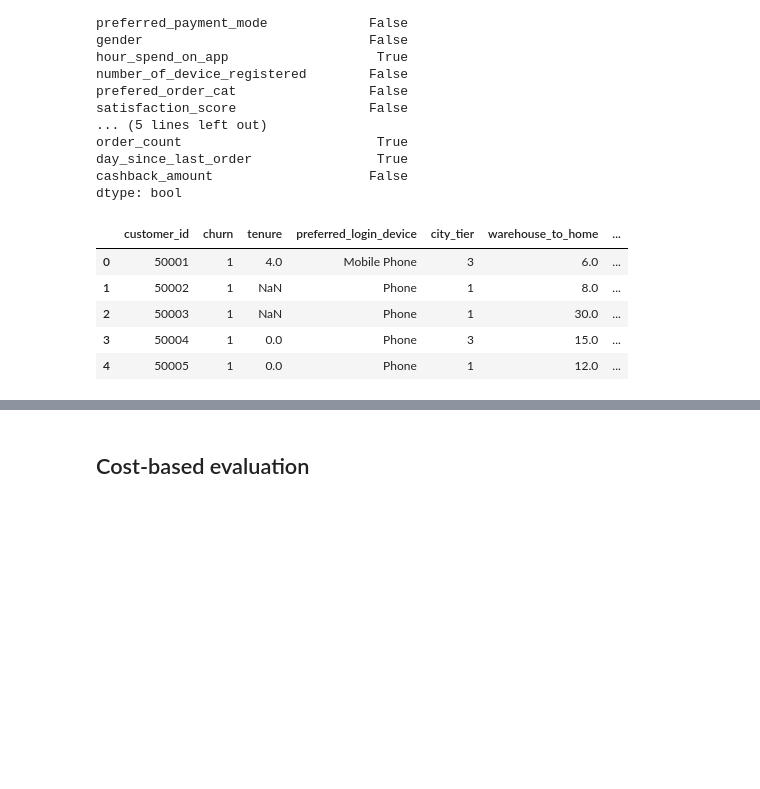
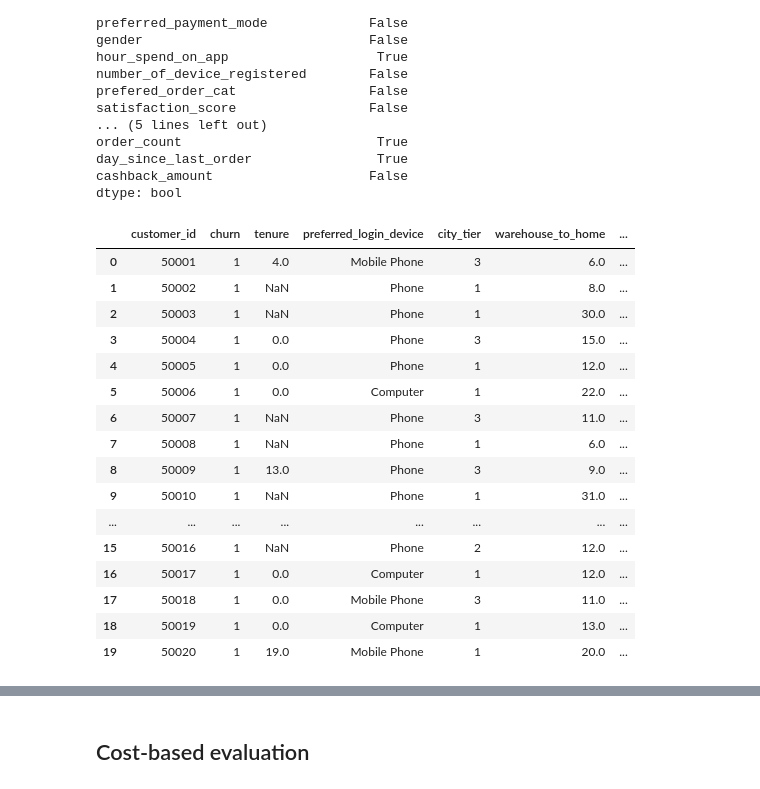
Before and after one commit to stijn-dg/End-to-end-project---Customer-churn, a Jupyter notebook: notebooks/e_commerce_churn.ipynb, the cells around one changed output, grey strips where cells are left out. Saved outputs shown, nothing was run; the diff lists cells and outputs as text; code cells hidden in the pictures; blank space fills up the shorter version.

```diff
--- a/notebooks/e_commerce_churn.ipynb
+++ b/notebooks/e_commerce_churn.ipynb
@@ -51,14 +51,26 @@ day_since_last_order                True
 cashback_amount                    False
 dtype: bool
 # %%
-df.head()
+df.head(20
+)
 # %% [output]
 |  | customer_id | churn | tenure | preferred_login_device | city_tier | warehouse_to_home | ... |
 | 0 | 50001 | 1 | 4.0 | Mobile Phone | 3 | 6.0 | ... |
 | 1 | 50002 | 1 | NaN | Phone | 1 | 8.0 | ... |
 | 2 | 50003 | 1 | NaN | Phone | 1 | 30.0 | ... |
 | 3 | 50004 | 1 | 0.0 | Phone | 3 | 15.0 | ... |
 | 4 | 50005 | 1 | 0.0 | Phone | 1 | 12.0 | ... |
+| 5 | 50006 | 1 | 0.0 | Computer | 1 | 22.0 | ... |
+| 6 | 50007 | 1 | NaN | Phone | 3 | 11.0 | ... |
+| 7 | 50008 | 1 | NaN | Phone | 1 | 6.0 | ... |
+| 8 | 50009 | 1 | 13.0 | Phone | 3 | 9.0 | ... |
+| 9 | 50010 | 1 | NaN | Phone | 1 | 31.0 | ... |
+| ... | ... | ... | ... | ... | ... | ... | ... |
+| 15 | 50016 | 1 | NaN | Phone | 2 | 12.0 | ... |
+| 16 | 50017 | 1 | 0.0 | Computer | 1 | 12.0 | ... |
+| 17 | 50018 | 1 | 0.0 | Mobile Phone | 3 | 11.0 | ... |
+| 18 | 50019 | 1 | 0.0 | Computer | 1 | 13.0 | ... |
+| 19 | 50020 | 1 | 19.0 | Mobile Phone | 1 | 20.0 | ... |
 # %%
 y = "churn"
 
```
Also changed, not shown: parts of 79 cells of this notebook, 18 other files.
